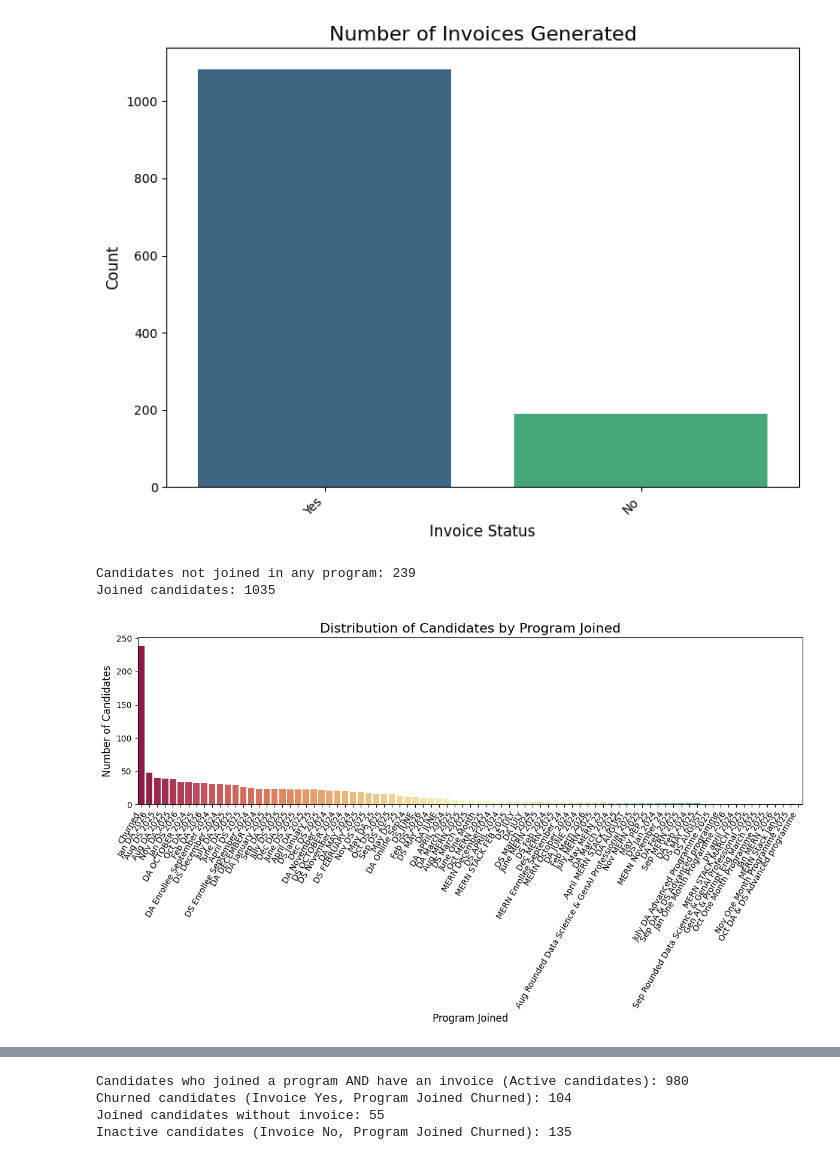
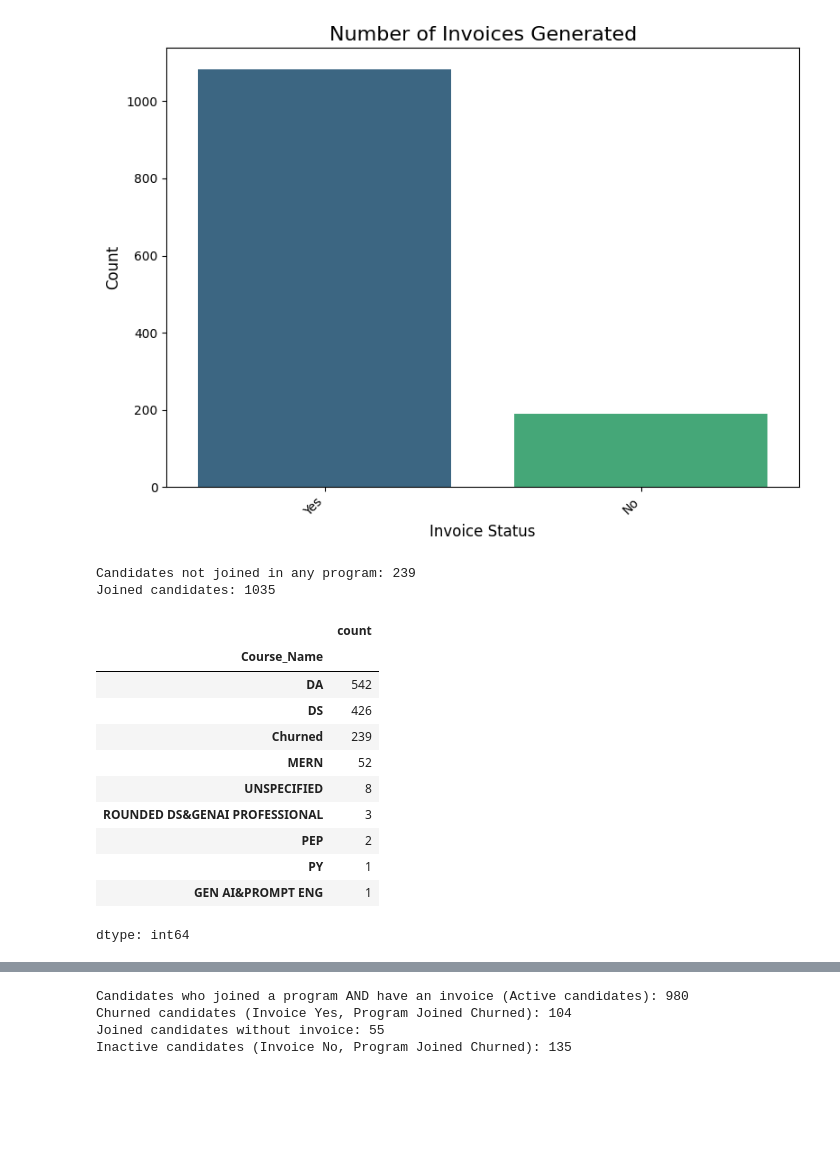
Before and after one commit to eldhosekroy/churn_prediction, a Jupyter notebook: churn_rp2.ipynb, the cells around one changed output, grey strips where cells are left out. Drawn from its saved outputs; the diff is of its cells as text; code cells hidden in the pictures; blank space fills up the shorter version.

```diff
--- a/churn_rp2.ipynb
+++ b/churn_rp2.ipynb
@@ -61,17 +61,6 @@ joined_candidates = total_candidates - not_joined_candidates
 
 print("Candidates not joined in any program:", not_joined_candidates)
 print("Joined candidates:", joined_candidates)
-
-# Create a bar plot for 'Program Joined'
-plt.figure(figsize=(12, 7)) # Increase figure size for better readability if many programs
-sns.barplot(x=program_joined_counts.index, y=program_joined_counts.values, hue=program_joined_counts.index, palette='Spectral', legend=False)
-plt.title('Distribution of Candidates by Program Joined', fontsize=16)
-plt.xlabel('Program Joined', fontsize=12)
-plt.ylabel('Number of Candidates', fontsize=12)
-plt.xticks(rotation=60, ha='right') # Rotate x-axis labels to prevent overlap
-plt.tight_layout() # Adjust layout
-plt.show()
 # %% [output]
 Candidates not joined in any program: 239
 Joined candidates: 1035
-[figure, removed]
@@ -77,0 +199,15 @@ Joined candidates: 1035
+# %%
+enrolled['Course_Name'].value_counts()
+# %% [output]
+|  | count |
+| Course_Name |  |
+| DA | 542 |
+| DS | 426 |
+| Churned | 239 |
+| MERN | 52 |
+| UNSPECIFIED | 8 |
+| ROUNDED DS&GENAI PROFESSIONAL | 3 |
+| PEP | 2 |
+| PY | 1 |
+| GEN AI&PROMPT ENG | 1 |
+dtype: int64
```
Also changed, not shown: parts of 5 cells of this notebook.
